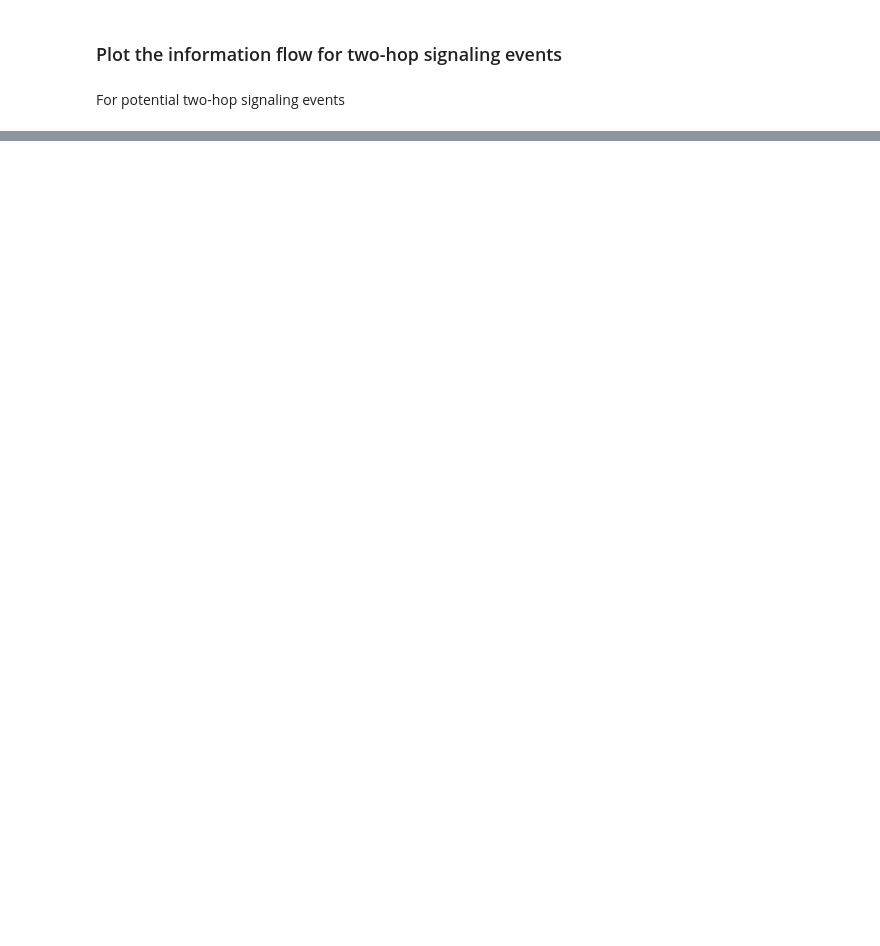
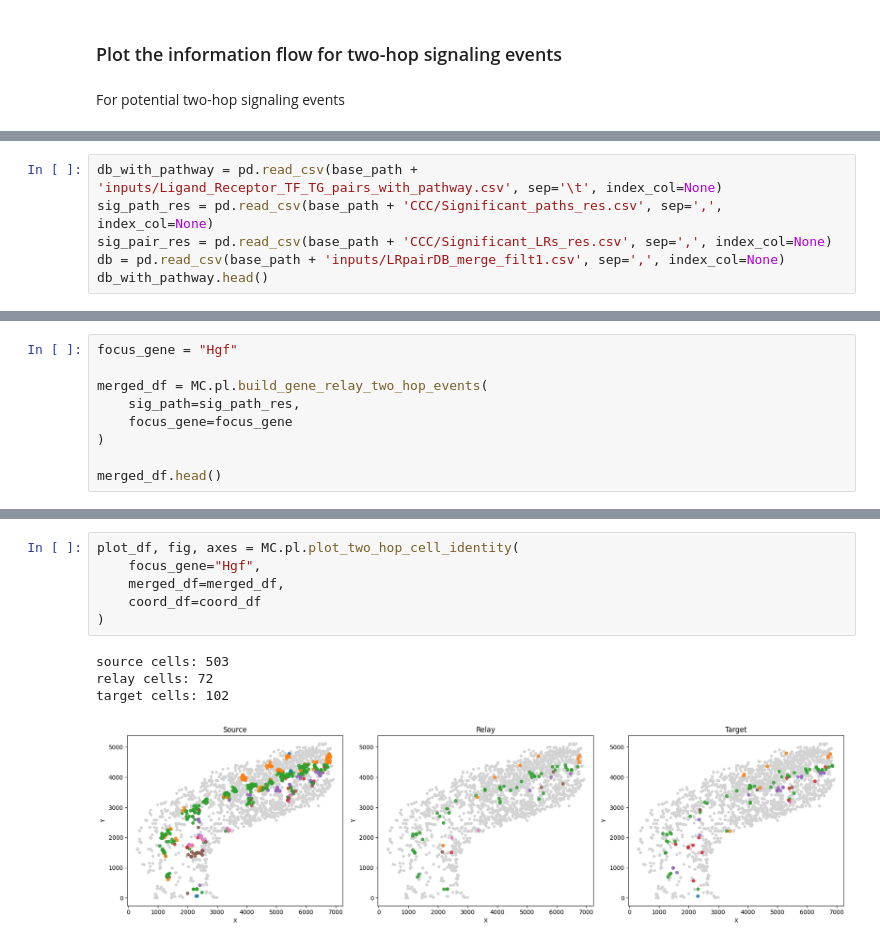
Before and after one commit to zcaiwei/MultiChat, a Jupyter notebook: Tutorial/run_MultiChat_on_ISSAAC.ipynb, the cells around one changed output, grey strips where cells are left out. Cells and saved outputs as stored; diff of their text form; blank space fills up the shorter version.

```diff
--- a/Tutorial/run_MultiChat_on_ISSAAC.ipynb
+++ b/Tutorial/run_MultiChat_on_ISSAAC.ipynb
@@ -878,0 +890,6 @@ MC.pl.plot_two_hop_signaling(
+# %%
+db_with_pathway = pd.read_csv(base_path + 'inputs/Ligand_Receptor_TF_TG_pairs_with_pathway.csv', sep='\t', index_col=None)
+sig_path_res = pd.read_csv(base_path + 'CCC/Significant_paths_res.csv', sep=',', index_col=None)
+sig_pair_res = pd.read_csv(base_path + 'CCC/Significant_LRs_res.csv', sep=',', index_col=None)
+db = pd.read_csv(base_path + 'inputs/LRpairDB_merge_filt1.csv', sep=',', index_col=None)
+db_with_pathway.head()
@@ -878,0 +903,9 @@ MC.pl.plot_two_hop_signaling(
+# %%
+focus_gene = "Hgf"
+
+merged_df = MC.pl.build_gene_relay_two_hop_events(
+    sig_path=sig_path_res,
+    focus_gene=focus_gene
+)
+
+merged_df.head()
@@ -878,0 +919,11 @@ MC.pl.plot_two_hop_signaling(
+# %%
+plot_df, fig, axes = MC.pl.plot_two_hop_cell_identity(
+    focus_gene="Hgf",
+    merged_df=merged_df,
+    coord_df=coord_df
+)
+# %% [output]
+source cells: 503
+relay cells: 72
+target cells: 102
+[figure, added]
```
Also changed, not shown: parts of 12 cells of this notebook.
